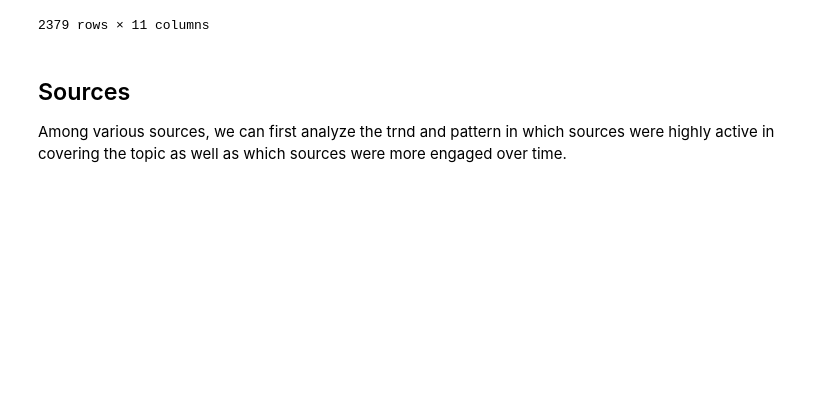
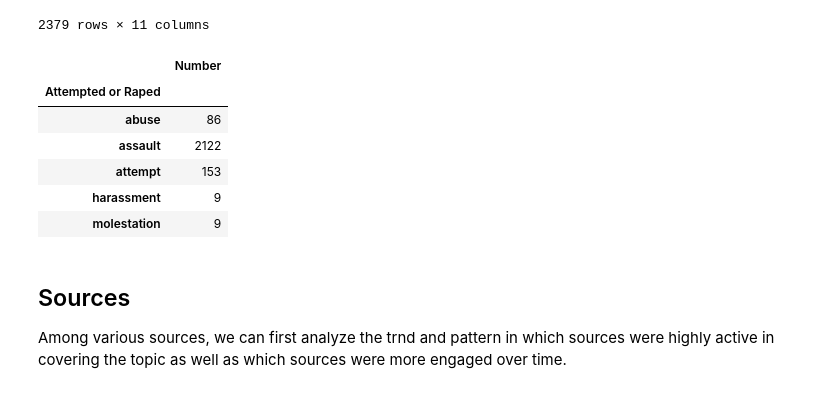
Before and after one commit to bses-codes/FightBack, a Jupyter notebook: Bishesh_Analysis.ipynb, the cells around one changed output. Saved outputs shown, nothing was run; the diff lists cells and outputs as text; code cells hidden in the pictures; blank space fills up the shorter version.

```diff
--- a/Bishesh_Analysis.ipynb
+++ b/Bishesh_Analysis.ipynb
@@ -26,6 +25,18 @@ df
 | 2377 | 2377 | KH48LW89IO | Baglung, Police arrested 28-year-... | opportunist | assault | police | ... |
 | 2378 | 2378 | HH53FD93DS | Man arrested from Sankhuwasabha o... | opportunist | assault | police | ... |
 2379 rows × 11 columns
+# %%
+type_grp = pd.DataFrame(df.groupby(['Attempted or Raped']).size())
+type_grp.columns = ['Number']
+type_grp
+# %% [output]
+|  | Number |
+| Attempted or Raped |  |
+| abuse | 86 |
+| assault | 2122 |
+| attempt | 153 |
+| harassment | 9 |
+| molestation | 9 |
 # %% [markdown]
 ## Sources
 
```
Also changed, not shown: parts of 1 cell of this notebook, 1 other file.
